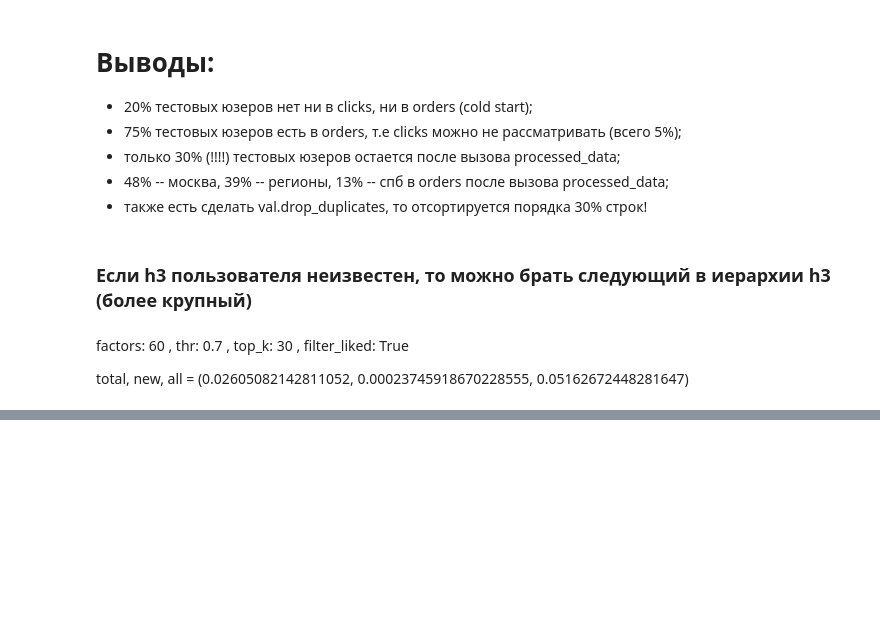
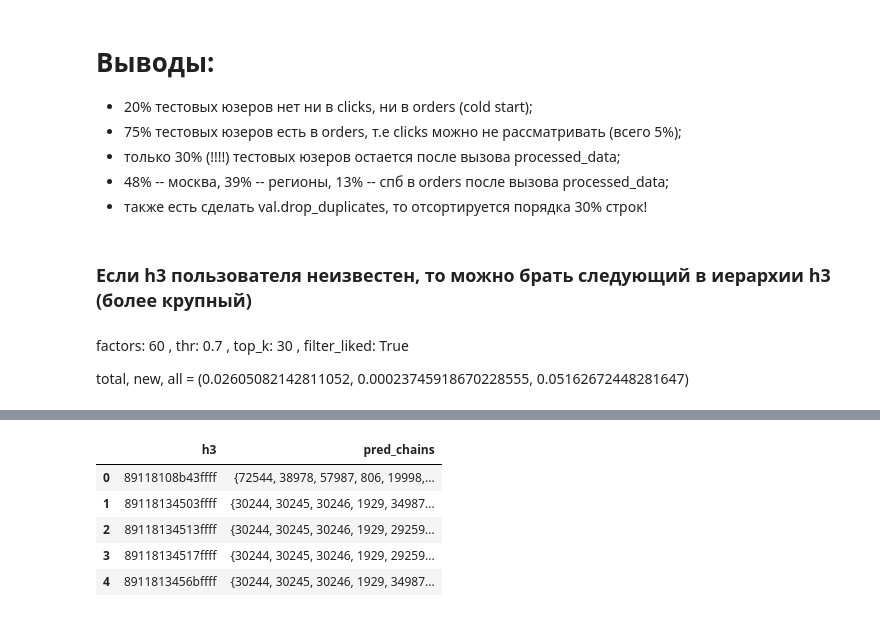
Before and after one commit to GimmeDanger/made-rec-sys-2021, a Jupyter notebook: utils/ALS-demo.ipynb, the cells around one changed output, grey strips where cells are left out. Saved outputs shown, nothing was run; the diff lists cells and outputs as text; code cells hidden in the pictures; blank space fills up the shorter version.

```diff
--- a/utils/ALS-demo.ipynb
+++ b/utils/ALS-demo.ipynb
@@ -392,0 +409,9 @@ total, new, all =  (0.05414295764939652, 0.018852887627577093, 0.070580140043638
+# %%
+p_val_df[['h3', 'pred_chains']].head()
+# %% [output]
+|  | h3 | pred_chains |
+| 0 | 89118108b43ffff | {72544, 38978, 57987, 806, 19998,... |
+| 1 | 89118134503ffff | {30244, 30245, 30246, 1929, 34987... |
+| 2 | 89118134513ffff | {30244, 30245, 30246, 1929, 29259... |
+| 3 | 89118134517ffff | {30244, 30245, 30246, 1929, 29259... |
+| 4 | 8911813456bffff | {30244, 30245, 30246, 1929, 34987... |
```
Also changed, not shown: parts of 18 cells of this notebook.
